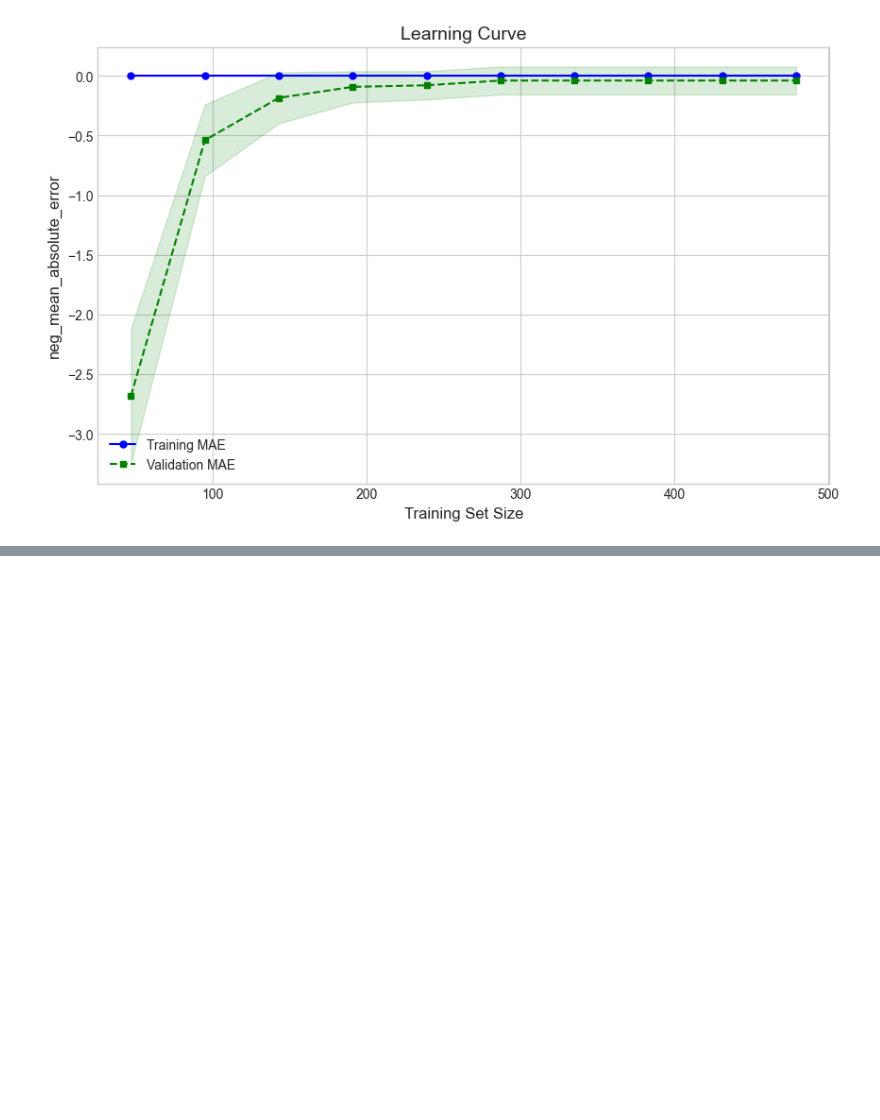
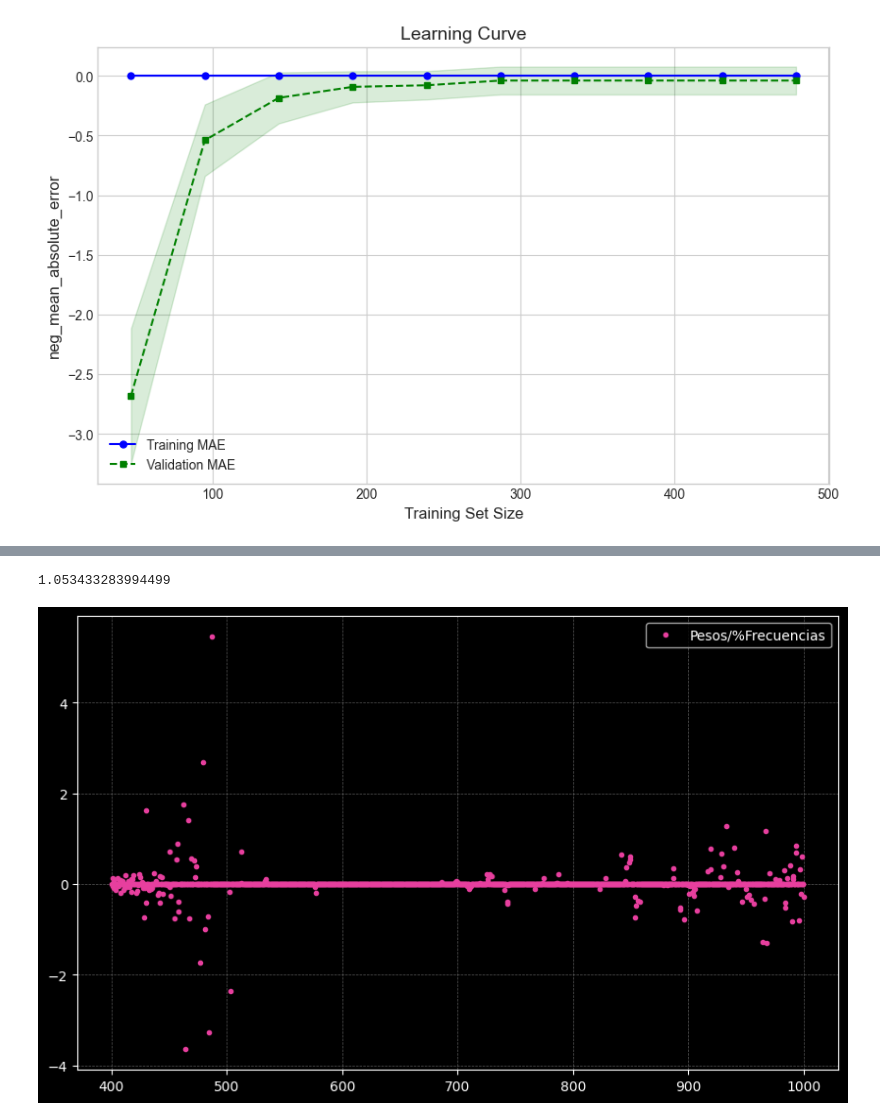
Before and after one commit to SomathReinztam/Firma_espectral_de-plantas_de_banano_infectadas, a Jupyter notebook: dataAnalysis.ipynb, the cells around one changed output, grey strips where cells are left out. Cells and saved outputs as stored; diff of their text form; code cells hidden in the pictures; blank space fills up the shorter version.

```diff
--- a/dataAnalysis.ipynb
+++ b/dataAnalysis.ipynb
@@ -202,0 +326,23 @@ test mean_absolute_error: 0.000
+# %%
+X_train, X_test, y_train, y_test = train_test_split(
+    df.iloc[:, 4:].values,
+    df['dpi'].values,
+    test_size=0.2,
+    random_state=87
+)
+# %%
+from sklearn.linear_model import Lasso
+from sklearn.metrics import mean_absolute_error
+hyperparameter = {'alpha':0.01, 'max_iter':5000}
+reg = Lasso(**hyperparameter)
+reg.fit(X_train, y_train)
+y_predict = reg.predict(X_test)
+print(
+    mean_absolute_error(y_pred=y_predict, y_true=y_test)
+)
+importances = reg.coef_.reshape(-1)
+indices = df.columns[4:].values
+datF.featureImportancia(importances, indices)
+# %% [output]
+1.053433283994499
+[figure, added]
```
Also changed, not shown: parts of 12 cells of this notebook, 1 other file.
